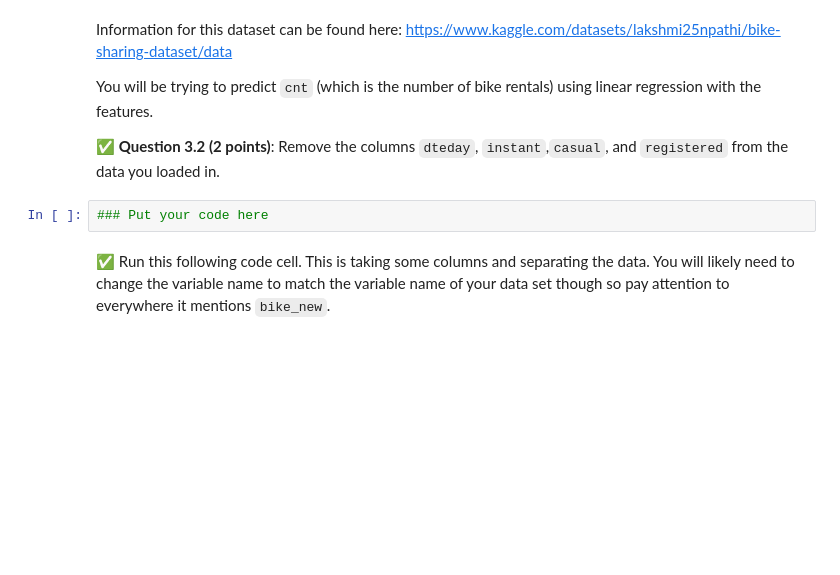
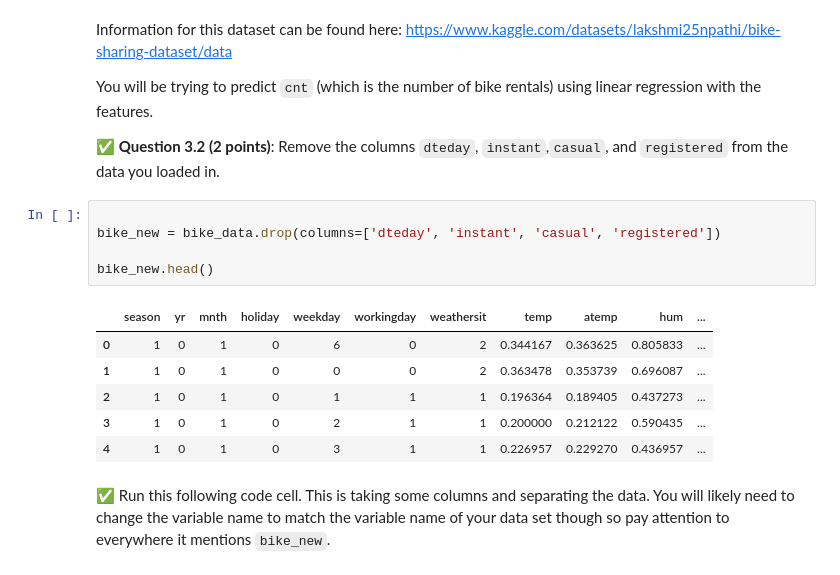
Before and after one commit to singhs77/CMSE202-f25-turnin, a Jupyter notebook: exams/final/CMSE202-Final-SS25-Section002-STUDENT.ipynb, the cells around one changed output. Saved outputs shown, nothing was run; the diff lists cells and outputs as text; blank space fills up the shorter version.

```diff
--- a/exams/final/CMSE202-Final-SS25-Section002-STUDENT.ipynb
+++ b/exams/final/CMSE202-Final-SS25-Section002-STUDENT.ipynb
@@ -81,8 +116,18 @@ You will be trying to predict `cnt` (which is the number of bike rentals) using
 
 
 &#9989; **Question 3.2 (2 points)**: Remove the columns `dteday`, `instant`,`casual`, and `registered` from the data you loaded in.
-# %%
-### Put your code here
+# %%
+
+bike_new = bike_data.drop(columns=['dteday', 'instant', 'casual', 'registered'])
+
+bike_new.head()
+# %% [output]
+|  | season | yr | mnth | holiday | weekday | workingday | weathersit | temp | atemp | hum | ... |
+| 0 | 1 | 0 | 1 | 0 | 6 | 0 | 2 | 0.344167 | 0.363625 | 0.805833 | ... |
+| 1 | 1 | 0 | 1 | 0 | 0 | 0 | 2 | 0.363478 | 0.353739 | 0.696087 | ... |
+| 2 | 1 | 0 | 1 | 0 | 1 | 1 | 1 | 0.196364 | 0.189405 | 0.437273 | ... |
+| 3 | 1 | 0 | 1 | 0 | 2 | 1 | 1 | 0.200000 | 0.212122 | 0.590435 | ... |
+| 4 | 1 | 0 | 1 | 0 | 3 | 1 | 1 | 0.226957 | 0.229270 | 0.436957 | ... |
 # %% [markdown]
 &#9989; Run this following code cell. This is taking some columns and separating the data. You will likely need to change the variable name to match the variable name of your data set though so pay attention to everywhere it mentions `bike_new`.
 # %%
```
Also changed, not shown: parts of 16 cells of this notebook, 1 other file.
